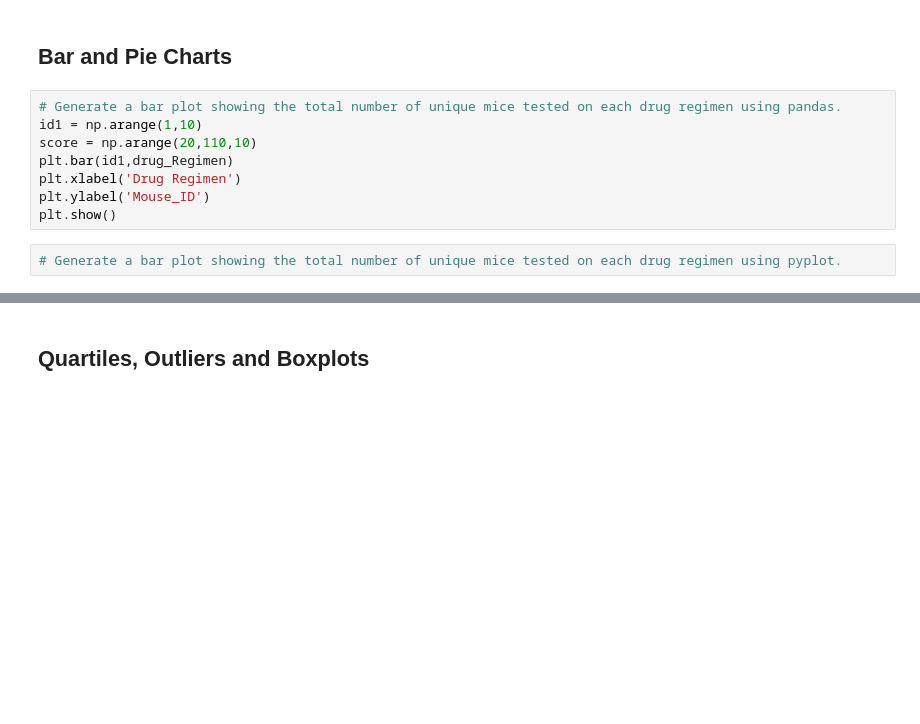
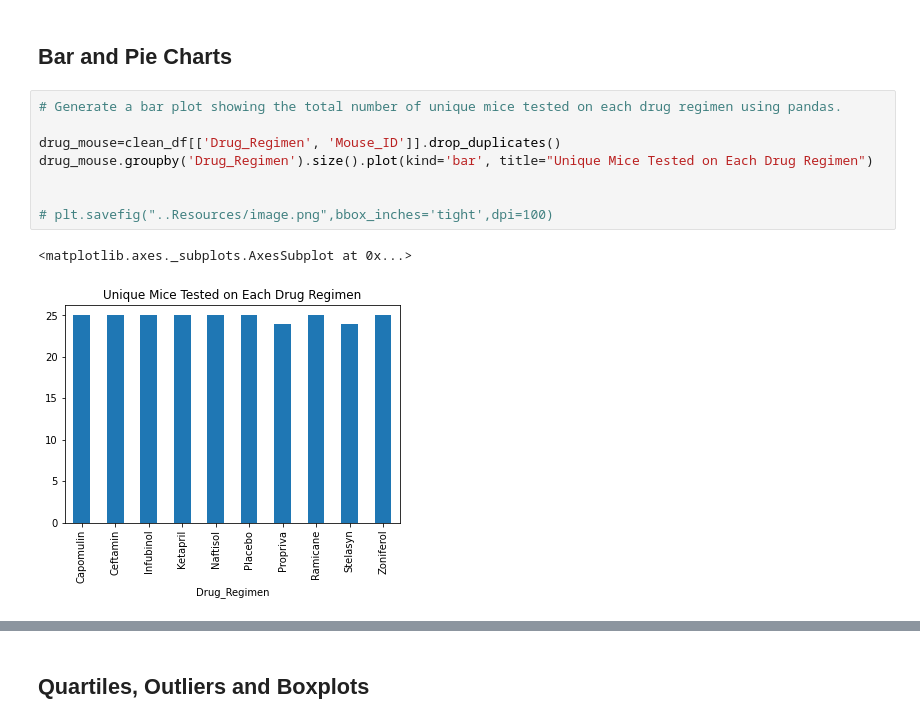
Before and after one commit to Court-Parker4/MatplotlibHWK, a Jupyter notebook: 05-Matplotlib_HW_Instructions_Pymaceuticals_pymaceuticals_starter.ipynb, the cells around one changed output, grey strips where cells are left out. Drawn from its saved outputs; the diff is of its cells as text; blank space fills up the shorter version.

Commit message:
adding bar,pie and regrssion chart

```diff
--- a/05-Matplotlib_HW_Instructions_Pymaceuticals_pymaceuticals_starter.ipynb
+++ b/05-Matplotlib_HW_Instructions_Pymaceuticals_pymaceuticals_starter.ipynb
@@ -171,11 +154,12 @@ df.groupby("Drug_Regimen")["Tumor_Volume_mm3"].agg(['mean', 'median','var','std'
 ## Bar and Pie Charts
 # %%
 # Generate a bar plot showing the total number of unique mice tested on each drug regimen using pandas.
-id1 = np.arange(1,10)
-score = np.arange(20,110,10)
-plt.bar(id1,drug_Regimen)
-plt.xlabel('Drug Regimen')
-plt.ylabel('Mouse_ID')
-plt.show()
+
+drug_mouse=clean_df[['Drug_Regimen', 'Mouse_ID']].drop_duplicates()
+drug_mouse.groupby('Drug_Regimen').size().plot(kind='bar', title="Unique Mice Tested on Each Drug Regimen")
+
+
+# plt.savefig("..Resources/image.png",bbox_inches='tight',dpi=100)
+# %% [output]
+<matplotlib.axes._subplots.AxesSubplot at 0x...>
+[figure, added]
-# %%
-# Generate a bar plot showing the total number of unique mice tested on each drug regimen using pyplot.
```
Also changed, not shown: parts of 13 cells of this notebook.
